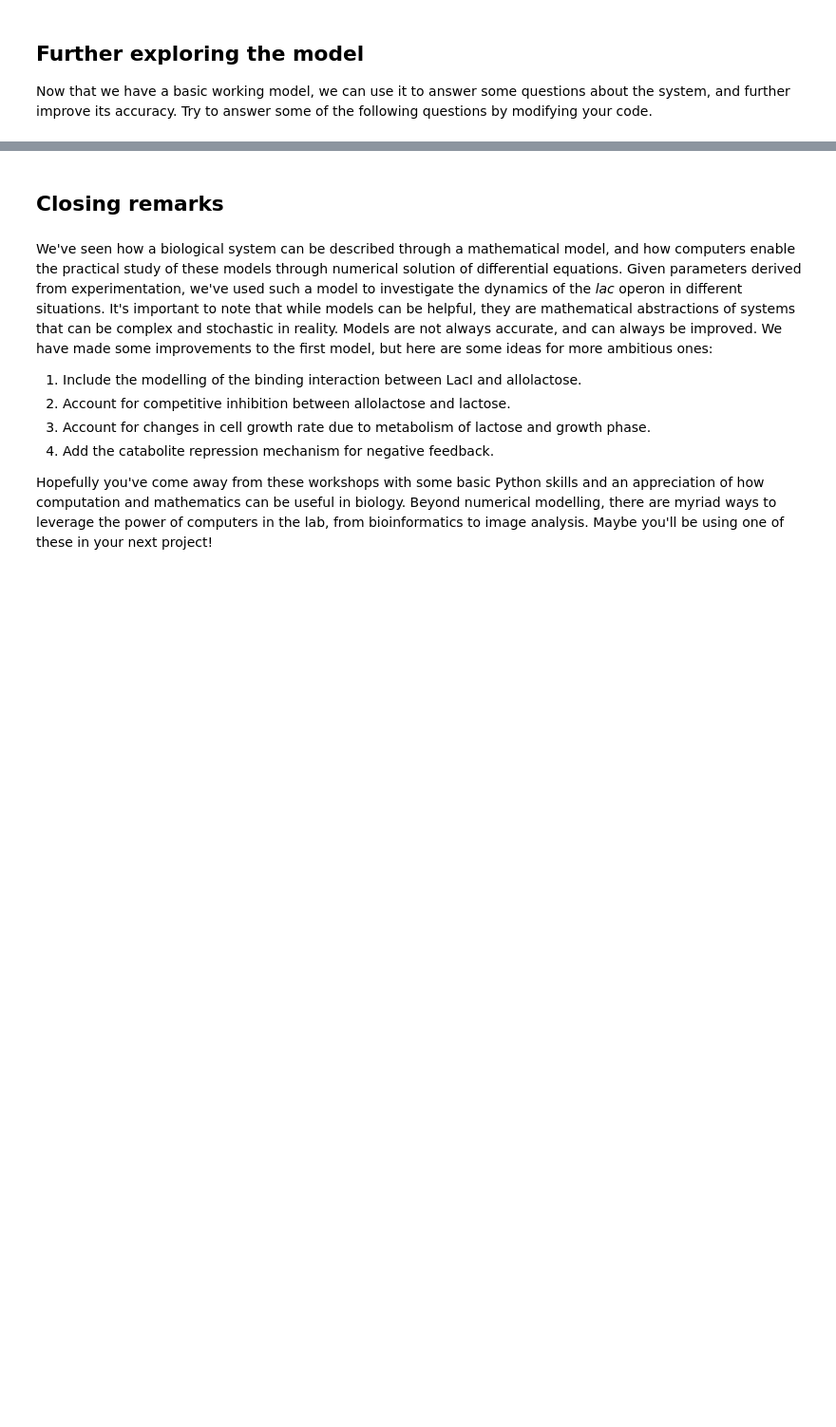
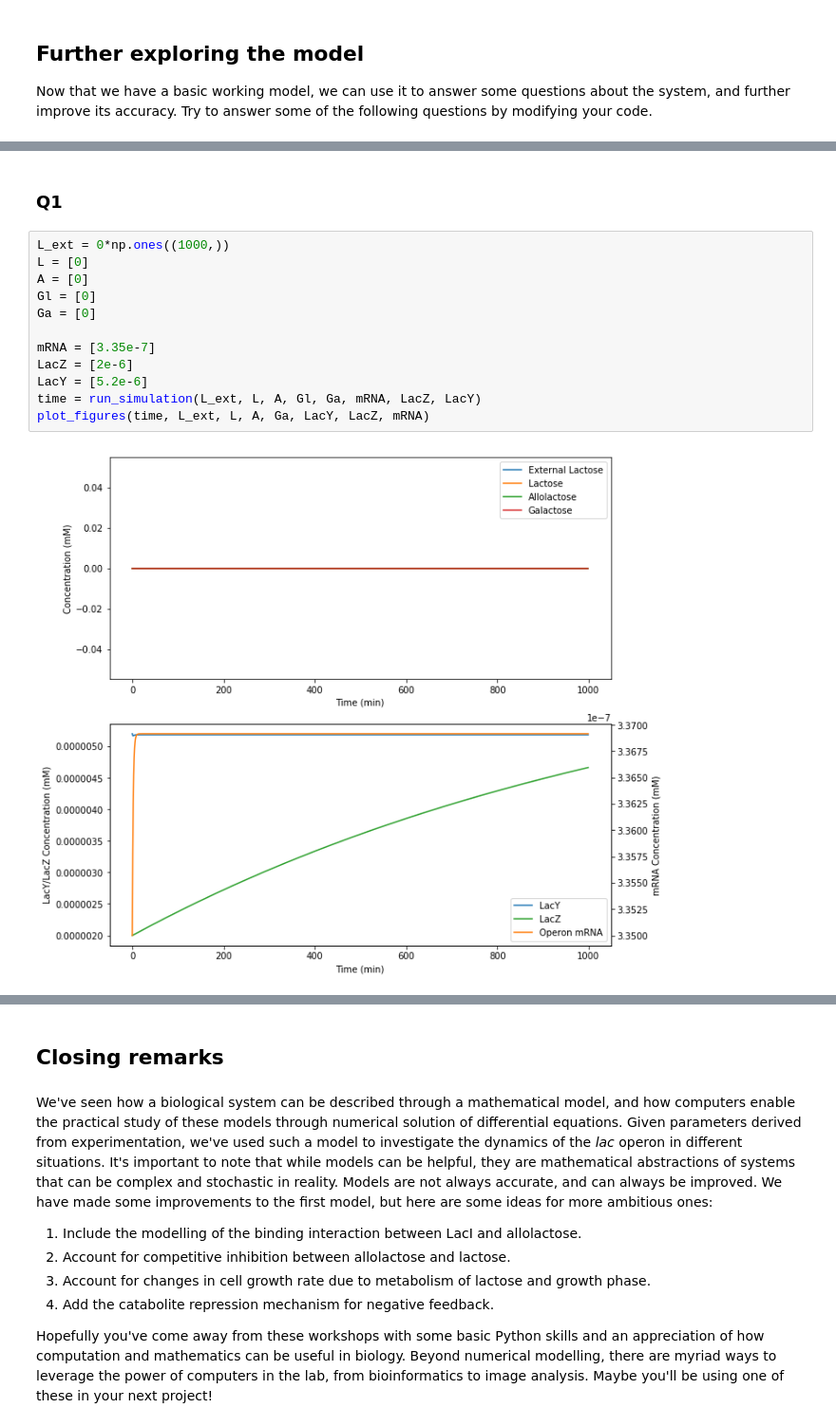
Before and after one commit to cu-synbiosoc/cusbs_scicomp_workshop, a Jupyter notebook: part2_lac_operon_model_filled.ipynb, the cells around one changed output, grey strips where cells are left out. Shown at 95% size. Cells and saved outputs as stored; diff of their text form; blank space fills up the shorter version.

```diff
--- a/part2_lac_operon_model_filled.ipynb
+++ b/part2_lac_operon_model_filled.ipynb
@@ -350,0 +394,16 @@ Now that we have a basic working model, we can use it to answer some questions a
+# %% [markdown]
+### Q1
+# %%
+L_ext = 0*np.ones((1000,))
+L = [0]
+A = [0]
+Gl = [0]
+Ga = [0]
+
+mRNA = [3.35e-7]
+LacZ = [2e-6]
+LacY = [5.2e-6]
+time = run_simulation(L_ext, L, A, Gl, Ga, mRNA, LacZ, LacY)
+plot_figures(time, L_ext, L, A, Ga, LacY, LacZ, mRNA)
+# %% [output]
+[figure, added]
```
Also changed, not shown: parts of 33 cells of this notebook, 4 other files.
